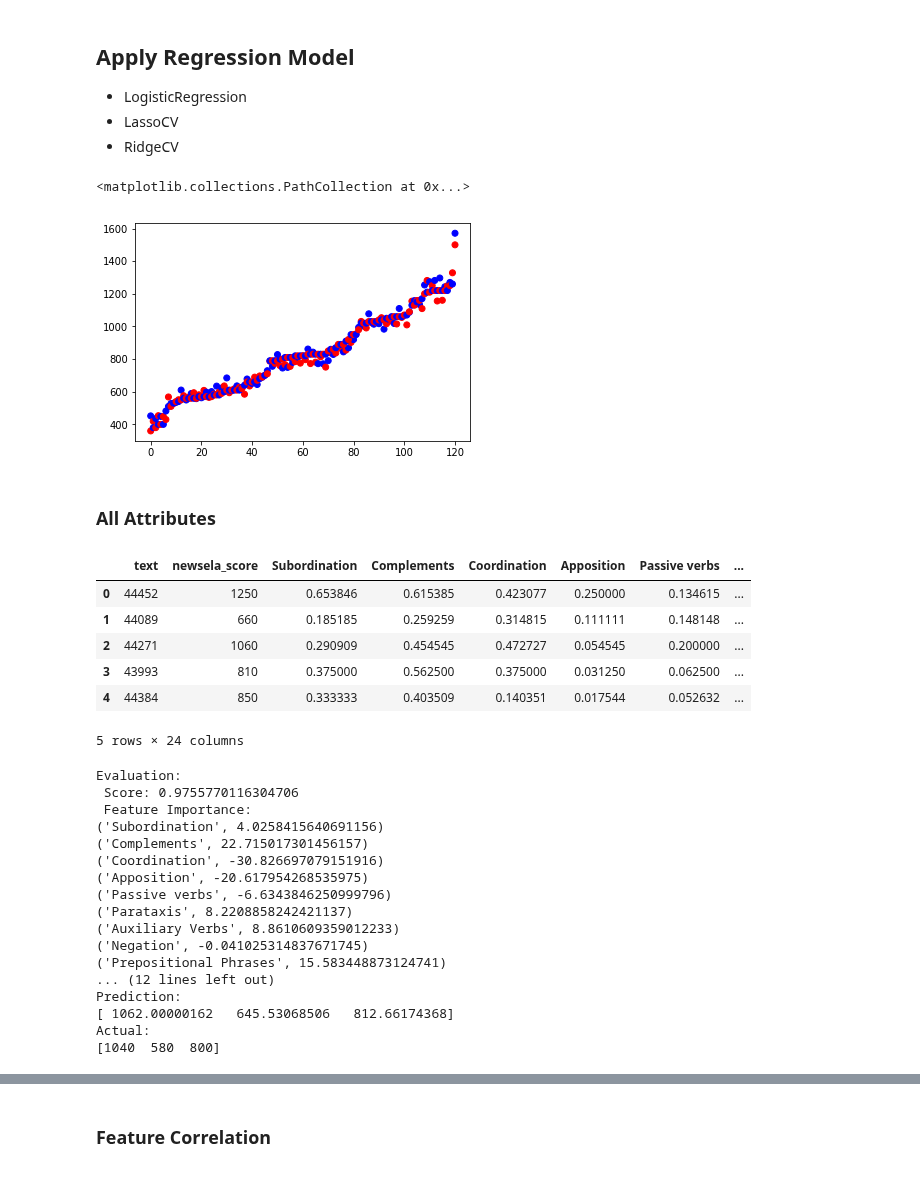
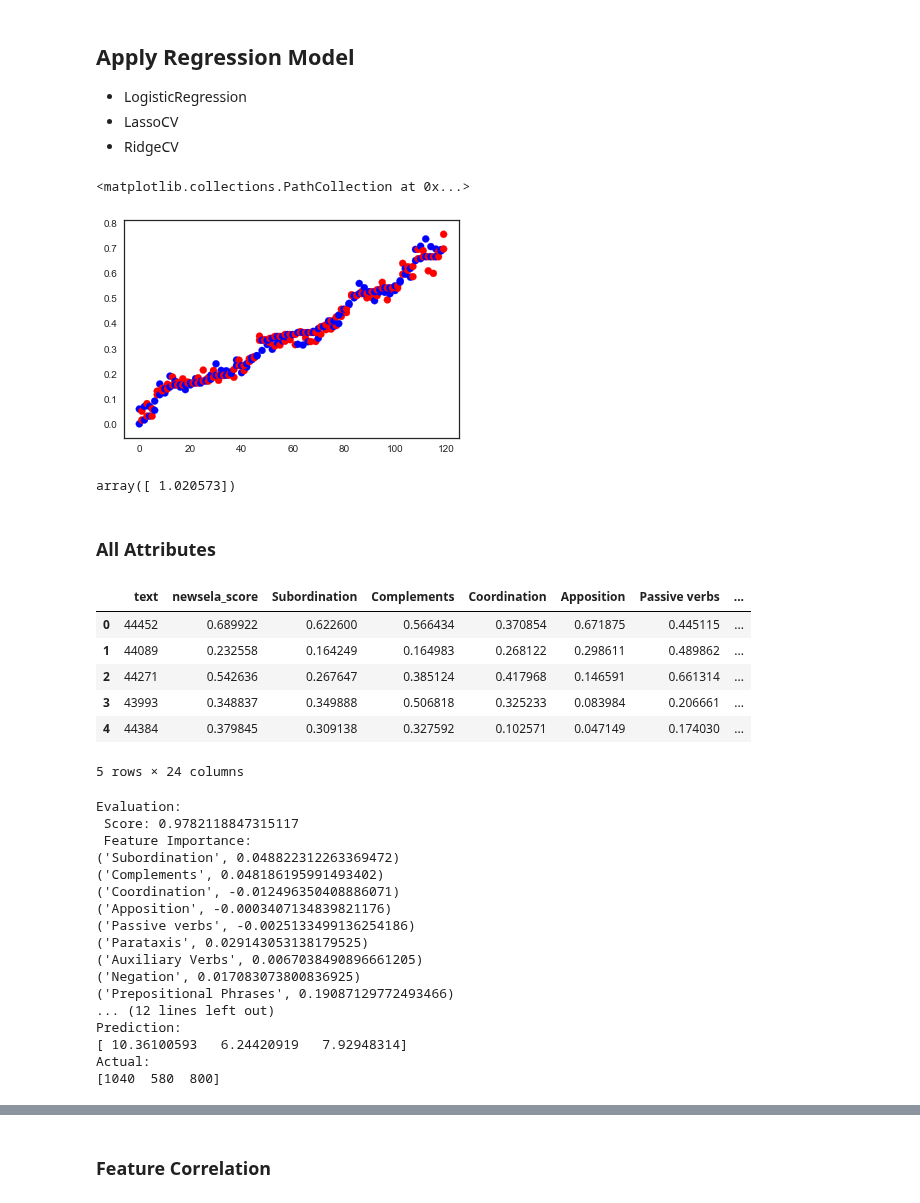
Before and after one commit to PaulOpu/TS_LossFunction, a Jupyter notebook: code/Opuchlich_FeatureRegression.ipynb, the cells around one changed output, grey strips where cells are left out. Drawn from its saved outputs; the diff is of its cells as text; code cells hidden in the pictures.

Commit message:
Regression score normalized

```diff
--- a/code/Opuchlich_FeatureRegression.ipynb
+++ b/code/Opuchlich_FeatureRegression.ipynb
@@ -96,3 +101,5 @@ df.head()
 | 3 | 43993 | 810 | 0.375000 | 0.562500 | 0.375000 | 0.031250 | 0.062500 | ... |
 | 4 | 44384 | 850 | 0.333333 | 0.403509 | 0.140351 | 0.017544 | 0.052632 | ... |
 5 rows × 23 columns
+# %%
+feature_cols = df.columns[2:]
@@ -159,6 +160,6 @@ plot_df.to_csv("data/newsela/text_features.csv",sep=",",index=False)
 * LassoCV
 * RidgeCV
 # %%
-plot_df = pd.read_csv("data/newsela/text_features.csv",sep=",")
+norm_df = pd.read_csv("data/newsela/norm_text_features.csv",sep=",")
 # %%
 def train_eval_model(x_train,y_train,x_test,y_test,model_fn):
@@ -204,32 +202,37 @@ X_test,y_test = np.array(X_test),np.array(y_test)
 
 y_test_norm = (y_test - y_test.mean())/y_test.std()
 # %%
-sorted_data = plot_df.sort_values("newsela_score",ascending=True)
-X_sorted = sorted_data[plot_df.columns[2:-1]].values
+sorted_data = norm_df[norm_df["text"] != "LSAT"].sort_values("newsela_score",ascending=True)
+X_sorted = sorted_data[feature_cols].values
 y_sorted = sorted_data["newsela_score"]
 model = linear_model.RidgeCV()
-model.fit(plot_df[plot_df.columns[2:-1]],plot_df["newsela_score"])
+model.fit(norm_df[feature_cols],norm_df["newsela_score"])
 predictions = model.predict(X_sorted)
-plt.scatter(x=[range(len(plot_df)),range(len(plot_df))],y=[predictions,y_sorted],c=["blue","red"])
+plt.scatter(x=[range(len(sorted_data)),range(len(sorted_data))],y=[predictions,y_sorted],c=["blue","red"])
 # %% [output]
 <matplotlib.collections.PathCollection at 0x...>
-[figure, old version]
+[figure, new version]
+# %%
+model.predict(norm_df[norm_df["text"] == "LSAT"][feature_cols])
+# %% [output]
+array([ 1.020573])
 # %% [markdown]
 ### All Attributes
 # %%
-plot_df.head()
+norm_df.head()
 # %% [output]
 |  | text | newsela_score | Subordination | Complements | Coordination | Apposition | Passive verbs | ... |
-| 0 | 44452 | 1250 | 0.653846 | 0.615385 | 0.423077 | 0.250000 | 0.134615 | ... |
-| 1 | 44089 | 660 | 0.185185 | 0.259259 | 0.314815 | 0.111111 | 0.148148 | ... |
-| 2 | 44271 | 1060 | 0.290909 | 0.454545 | 0.472727 | 0.054545 | 0.200000 | ... |
-| 3 | 43993 | 810 | 0.375000 | 0.562500 | 0.375000 | 0.031250 | 0.062500 | ... |
-| 4 | 44384 | 850 | 0.333333 | 0.403509 | 0.140351 | 0.017544 | 0.052632 | ... |
+| 0 | 44452 | 0.689922 | 0.622600 | 0.566434 | 0.370854 | 0.671875 | 0.445115 | ... |
+| 1 | 44089 | 0.232558 | 0.164249 | 0.164983 | 0.268122 | 0.298611 | 0.489862 | ... |
+| 2 | 44271 | 0.542636 | 0.267647 | 0.385124 | 0.417968 | 0.146591 | 0.661314 | ... |
+| 3 | 43993 | 0.348837 | 0.349888 | 0.506818 | 0.325233 | 0.083984 | 0.206661 | ... |
+| 4 | 44384 | 0.379845 | 0.309138 | 0.327592 | 0.102571 | 0.047149 | 0.174030 | ... |
 5 rows × 24 columns
 # %%
 #RidgeCV
 model = eval_exclude_cols(
-    plot_df,
+    norm_df,
+    feature_cols,
     [],
     X_test,
     y_test,
@@ -237,20 +240,20 @@ model = eval_exclude_cols(
 )
 # %% [output]
 Evaluation:
- Score: 0.9755770116304706
+ Score: 0.9782118847315117
  Feature Importance:
-('Subordination', 4.0258415640691156)
-('Complements', 22.715017301456157)
-('Coordination', -30.826697079151916)
-('Apposition', -20.617954268535975)
-('Passive verbs', -6.6343846250999796)
-('Parataxis', 8.2208858242421137)
-('Auxiliary Verbs', 8.8610609359012233)
-('Negation', -0.041025314837671745)
-('Prepositional Phrases', 15.583448873124741)
+('Subordination', 0.048822312263369472)
+('Complements', 0.048186195991493402)
+('Coordination', -0.012496350408886071)
+('Apposition', -0.0003407134839821176)
+('Passive verbs', -0.0025133499136254186)
+('Parataxis', 0.029143053138179525)
+('Auxiliary Verbs', 0.0067038490896661205)
+('Negation', 0.017083073800836925)
+('Prepositional Phrases', 0.19087129772493466)
 ... (12 lines left out)
 Prediction:
-[ 1062.00000162   645.53068506   812.66174368]
+[ 10.36100593   6.24420919   7.92948314]
 Actual:
 [1040  580  800]
 # %%
```
Also changed, not shown: parts of 17 cells of this notebook, 4 other files.
